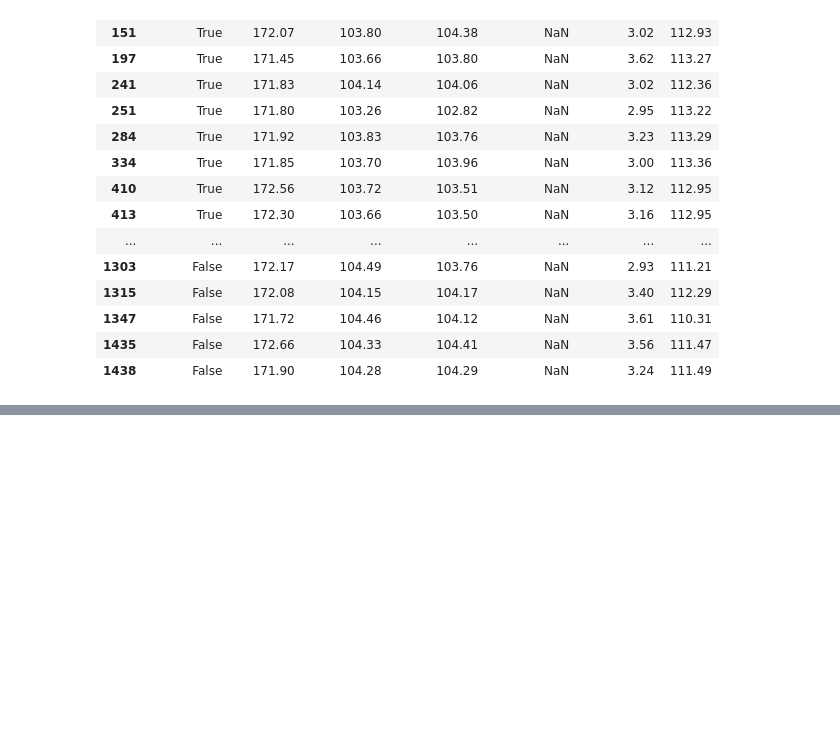
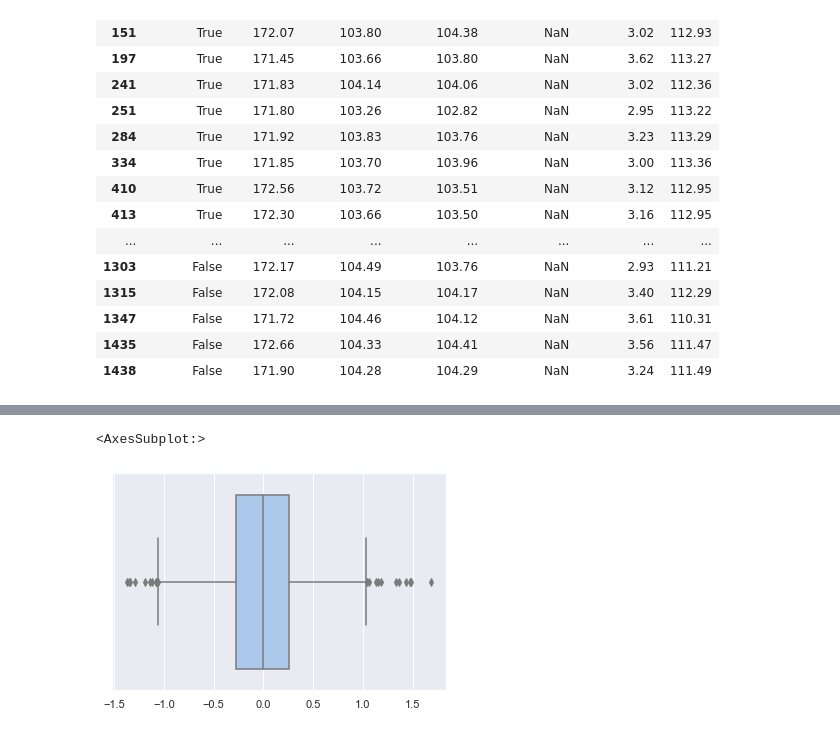
Before and after one commit to datadosreis/Detection-de-faux-billets, a Jupyter notebook: Sandbox_P10.ipynb, the cells around one changed output, grey strips where cells are left out. Cells and saved outputs as stored; diff of their text form; code cells hidden in the pictures; blank space fills up the shorter version.

```diff
--- a/Sandbox_P10.ipynb
+++ b/Sandbox_P10.ipynb
@@ -288,0 +244,23 @@ df["margin_low"] = df["margin_low"].round(2)
+# %%
+#Conversion des données booléenes en format numérique
+df['is_genuine'] = df['is_genuine'].astype(int)
+
+#Division des données en deux parties : une partie avec des valeurs non manquantes pour 'margin_low'et une partie avec des valeurs manquantes
+df_notnull = df.dropna(subset=['margin_low'])
+df_null = df[df['margin_low'].isnull()]
+
+#Création d'un training set et d'un test set pour les valeurs non manquantes
+X_train, X_test, y_train, y_test = train_test_split(
+    df_notnull[['is_genuine','diagonal', 'height_left', 'height_right', 'margin_up', 'length']],
+    df_notnull['margin_low'],
+    train_size=0.7,
+    random_state=42)
+
+#Ajout d'une colonne constante à X_train
+X_train = sm.add_constant(X_train)
+
+#Création d'un objet OLS et ajustement du modèle sur le training set
+model1 = sm.OLS(y_train, X_train).fit()
+
+#Affichage des résultats de la régression
+print(model1.summary())
@@ -288,0 +508,5 @@ df["margin_low"] = df["margin_low"].round(2)
+# %%
+sns.boxplot(x=residuals)
+# %% [output]
+<AxesSubplot:>
+[figure, added]
```
Also changed, not shown: parts of 45 cells of this notebook.
